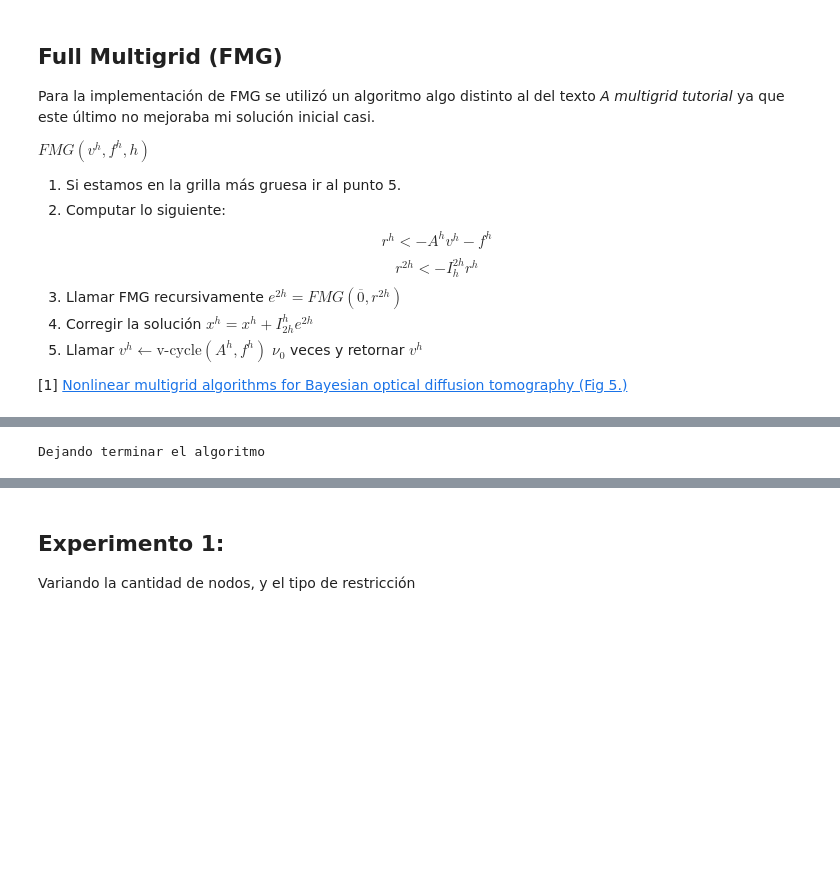
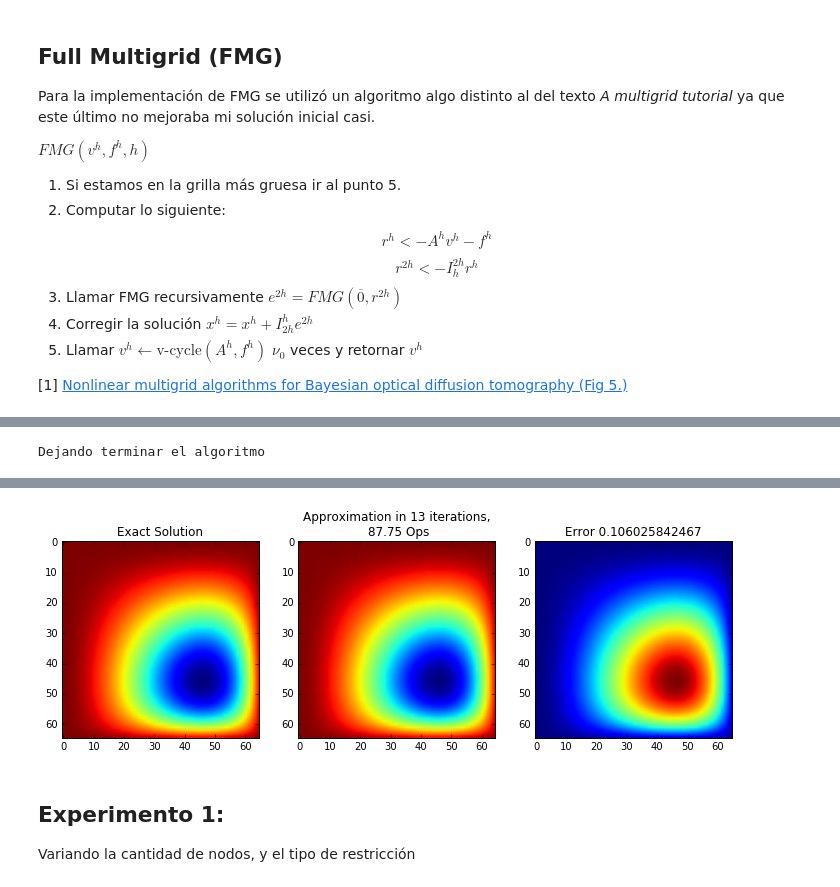
Before and after one commit to Nesus/FastAlgorithms, a Jupyter notebook: project1/Presentación.ipynb, the cells around one changed output, grey strips where cells are left out. Cells and saved outputs as stored; diff of their text form; code cells hidden in the pictures; blank space fills up the shorter version.

```diff
--- a/project1/Presentación.ipynb
+++ b/project1/Presentación.ipynb
@@ -157,6 +139,6 @@ Prueba Multigrid
 # %%
 print "Dejando terminar el algoritmo"
-v,i,o=full_multigrid(tnodes,atol=1e-8)
+v,i,o=full_multigrid(tnodes,atol=1e-8,min_m=9)
 fig,(ax1,ax2,ax3) = plt.subplots(1,3,figsize=(12,5))
 ax1.imshow(u)
 ax1.set_title("Exact Solution")
@@ -172,3 +152,4 @@ Dejando terminar el algoritmo
+[figure, added]
 # %% [markdown]
 ## Experimento 1:
 Variando la cantidad de nodos, y el tipo de restricción
```
Also changed, not shown: parts of 13 cells of this notebook, 5 other files.
